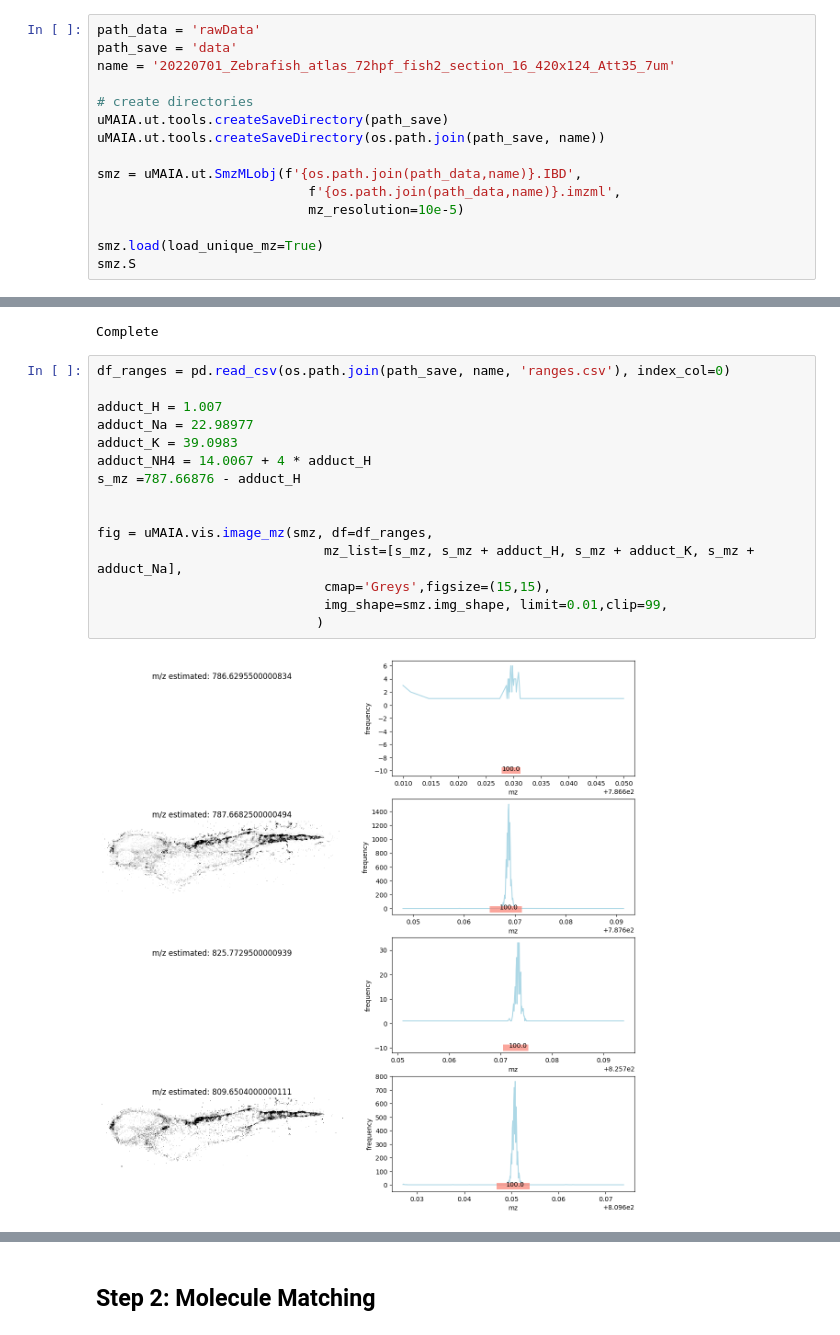
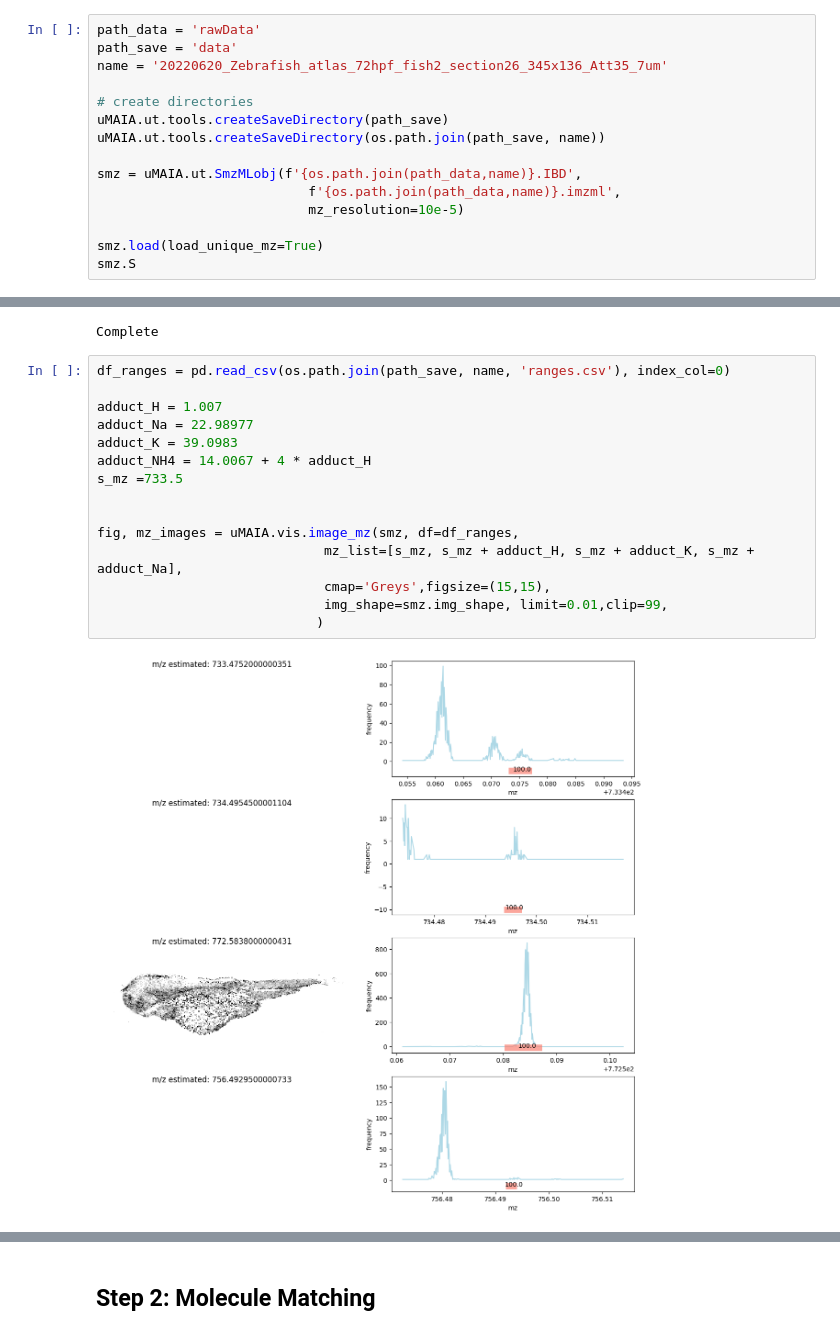
Before and after one commit to lamanno-epfl/uMAIA, a Jupyter notebook: uMAIA_tutorial.ipynb, the cells around one changed output, grey strips where cells are left out. Cells and saved outputs as stored; diff of their text form.

```diff
--- a/uMAIA_tutorial.ipynb
+++ b/uMAIA_tutorial.ipynb
@@ -45,7 +63,7 @@ To load the raw data you need to specify the path to the **IBD** and **imzml** f
 # %%
 path_data = 'rawData'
 path_save = 'data'
-name = '20220701_Zebrafish_atlas_72hpf_fish2_section_16_420x124_Att35_7um'
+name = '20220620_Zebrafish_atlas_72hpf_fish2_section26_345x136_Att35_7um'
 
 # create directories
 uMAIA.ut.tools.createSaveDirectory(path_save)
@@ -107,17 +126,17 @@ Complete
 # %%
 df_ranges = pd.read_csv(os.path.join(path_save, name, 'ranges.csv'), index_col=0)
 
 adduct_H = 1.007
 adduct_Na = 22.98977
 adduct_K = 39.0983
 adduct_NH4 = 14.0067 + 4 * adduct_H
-s_mz =787.66876 - adduct_H
+s_mz =733.5
 
 
-fig = uMAIA.vis.image_mz(smz, df=df_ranges,
+fig, mz_images = uMAIA.vis.image_mz(smz, df=df_ranges,
                              mz_list=[s_mz, s_mz + adduct_H, s_mz + adduct_K, s_mz + adduct_Na],
                              cmap='Greys',figsize=(15,15),
                              img_shape=smz.img_shape, limit=0.01,clip=99,
                             )
 # %% [output]
-[figure, old version]
+[figure, new version]
```
Also changed, not shown: parts of 14 cells of this notebook.
